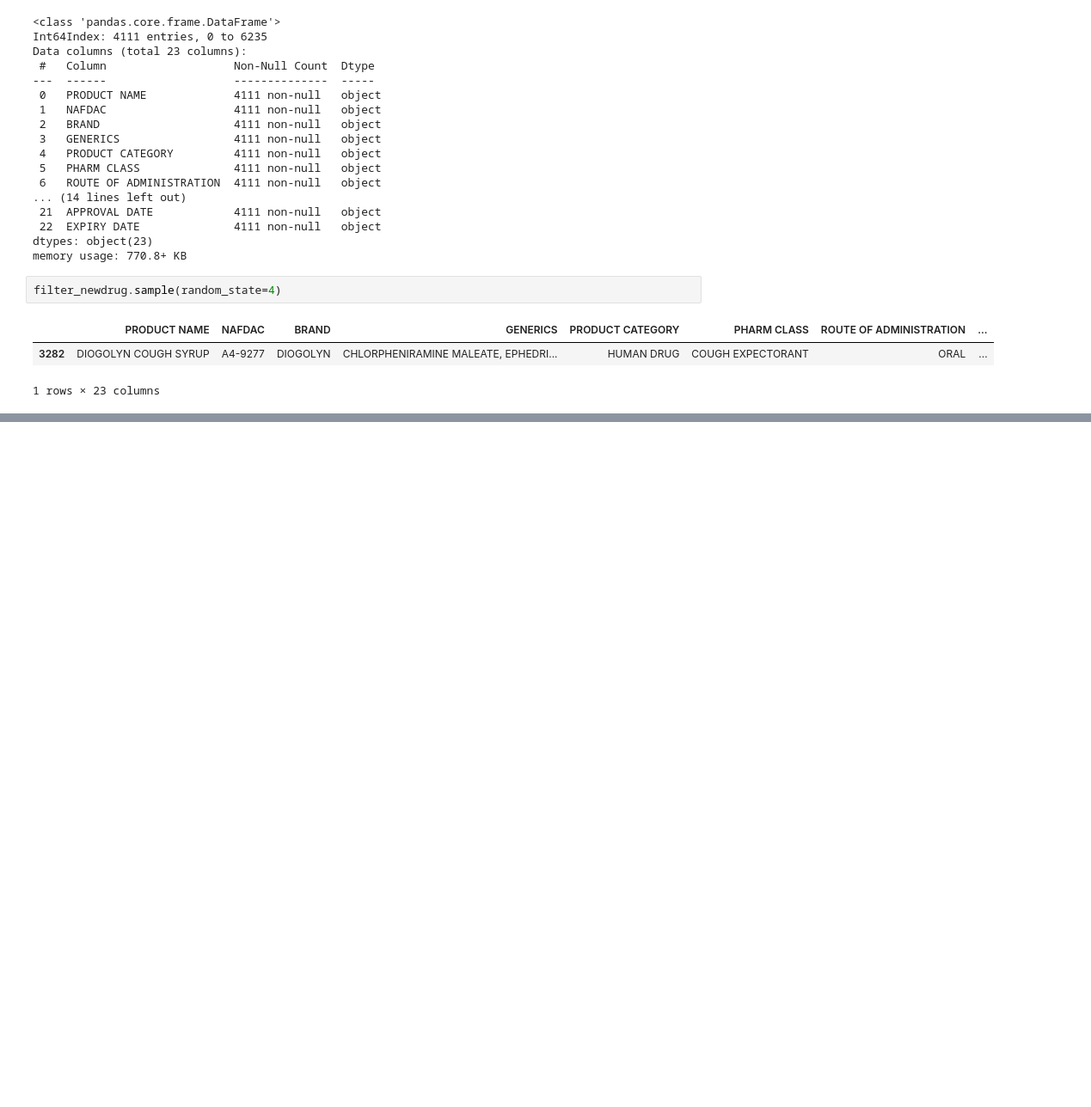
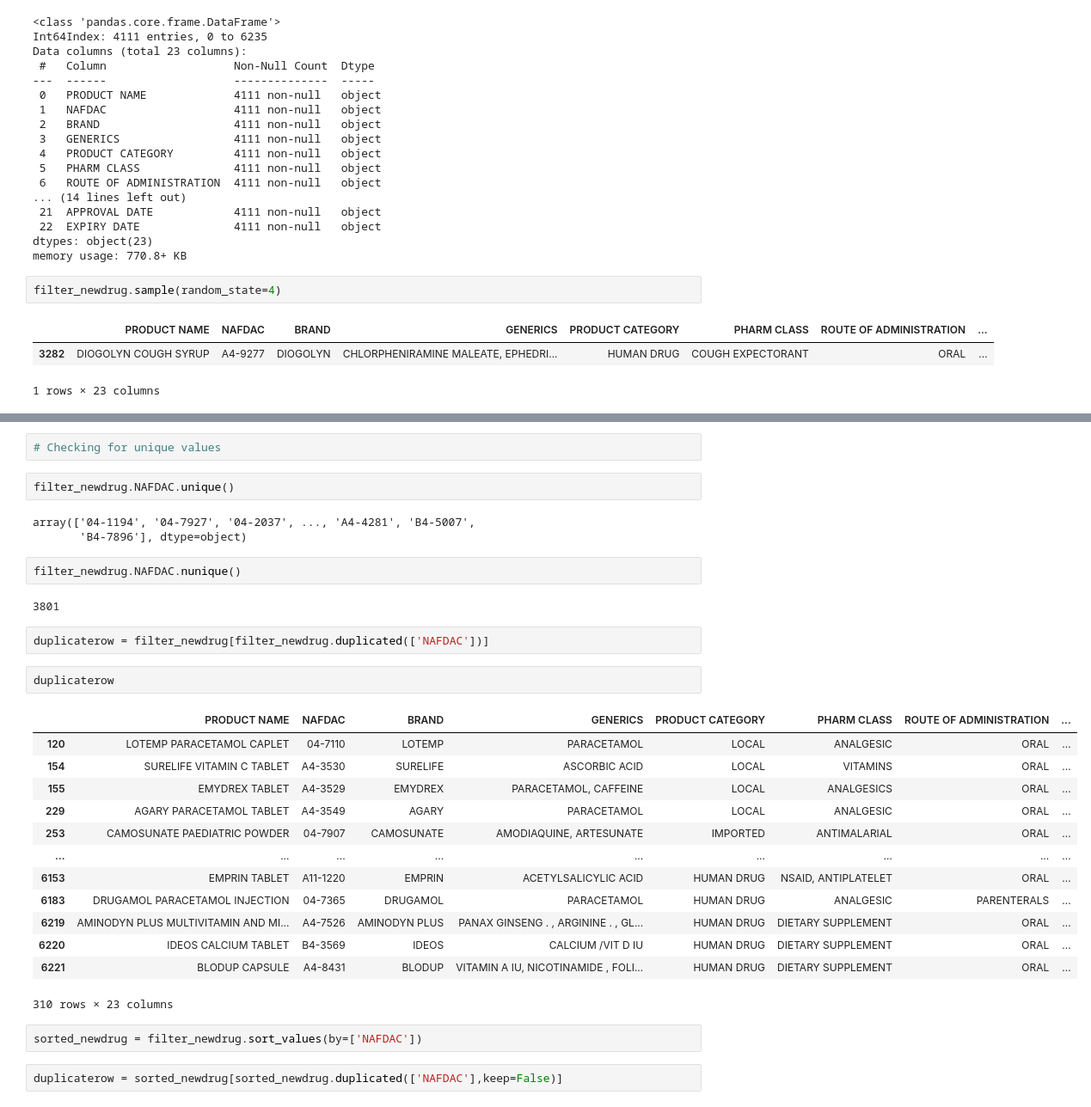
Before and after one commit to Morakinyo/nafdac-drug, a Jupyter notebook: complete-drug.ipynb, the cells around one changed output, grey strips where cells are left out. Shown at 86% size. Cells and saved outputs as stored; diff of their text form; blank space fills up the shorter version.

Commit message:
showing all rows of duplicates

```diff
--- a/complete-drug.ipynb
+++ b/complete-drug.ipynb
@@ -83,0 +80,33 @@ SyntaxError: invalid syntax (<ipython-input-1-f188d5ac1197>, line 1)
+# %%
+# Checking for unique values
+# %%
+filter_newdrug.NAFDAC.unique()
+# %% [output]
+array(['04-1194', '04-7927', '04-2037', ..., 'A4-4281', 'B4-5007',
+       'B4-7896'], dtype=object)
+# %%
+filter_newdrug.NAFDAC.nunique()
+# %% [output]
+3801
+# %%
+duplicaterow = filter_newdrug[filter_newdrug.duplicated(['NAFDAC'])]
+# %%
+duplicaterow
+# %% [output]
+|  | PRODUCT NAME | NAFDAC | BRAND | GENERICS | PRODUCT CATEGORY | PHARM CLASS | ROUTE OF ADMINISTRATION | ... |
+| 120 | LOTEMP PARACETAMOL CAPLET | 04-7110 | LOTEMP | PARACETAMOL | LOCAL | ANALGESIC | ORAL | ... |
+| 154 | SURELIFE VITAMIN C TABLET | A4-3530 | SURELIFE | ASCORBIC ACID | LOCAL | VITAMINS | ORAL | ... |
+| 155 | EMYDREX TABLET | A4-3529 | EMYDREX | PARACETAMOL, CAFFEINE | LOCAL | ANALGESICS | ORAL | ... |
+| 229 | AGARY PARACETAMOL TABLET | A4-3549 | AGARY | PARACETAMOL | LOCAL | ANALGESIC | ORAL | ... |
+| 253 | CAMOSUNATE PAEDIATRIC POWDER | 04-7907 | CAMOSUNATE | AMODIAQUINE, ARTESUNATE | IMPORTED | ANTIMALARIAL | ORAL | ... |
+| ... | ... | ... | ... | ... | ... | ... | ... | ... |
+| 6153 | EMPRIN TABLET | A11-1220 | EMPRIN | ACETYLSALICYLIC ACID | HUMAN DRUG | NSAID, ANTIPLATELET | ORAL | ... |
+| 6183 | DRUGAMOL PARACETAMOL INJECTION | 04-7365 | DRUGAMOL | PARACETAMOL | HUMAN DRUG | ANALGESIC | PARENTERALS | ... |
+| 6219 | AMINODYN PLUS MULTIVITAMIN AND MI... | A4-7526 | AMINODYN PLUS | PANAX GINSENG . , ARGININE . , GL... | HUMAN DRUG | DIETARY SUPPLEMENT | ORAL | ... |
+| 6220 | IDEOS CALCIUM TABLET | B4-3569 | IDEOS | CALCIUM /VIT D IU | HUMAN DRUG | DIETARY SUPPLEMENT | ORAL | ... |
+| 6221 | BLODUP CAPSULE | A4-8431 | BLODUP | VITAMIN A IU, NICOTINAMIDE , FOLI... | HUMAN DRUG | DIETARY SUPPLEMENT | ORAL | ... |
+310 rows × 23 columns
+# %%
+sorted_newdrug = filter_newdrug.sort_values(by=['NAFDAC'])
+# %%
+duplicaterow = sorted_newdrug[sorted_newdrug.duplicated(['NAFDAC'],keep=False)]
```
Also changed, not shown: parts of 4 cells of this notebook.
